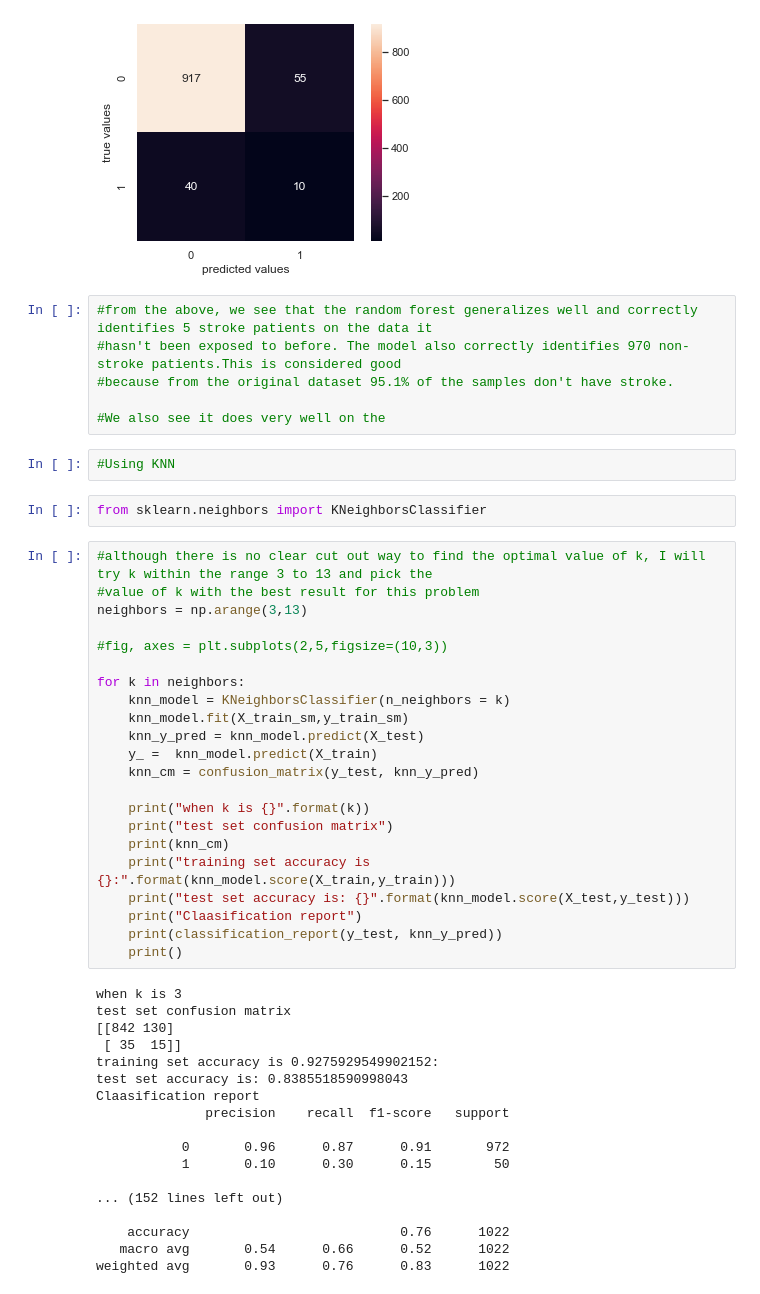
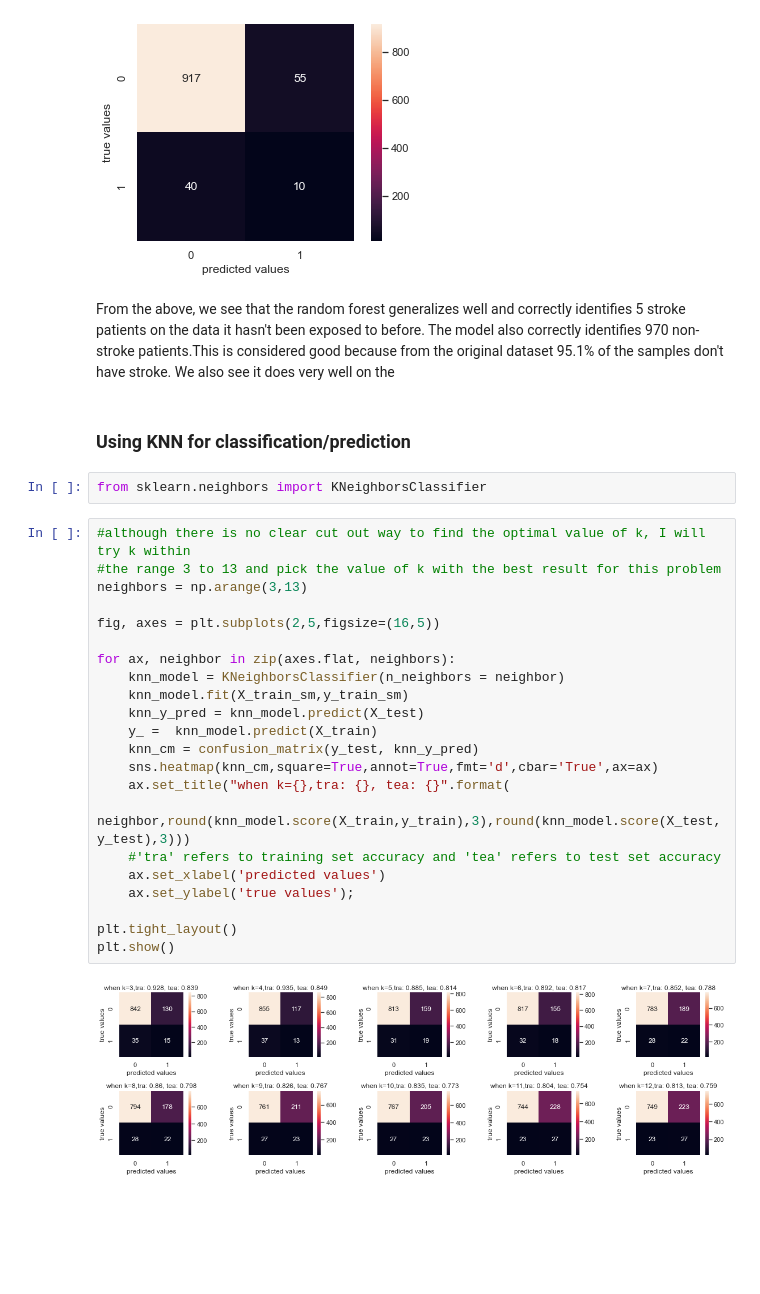
Before and after one commit to Emuolanari/ML_ICA, a Jupyter notebook: Machine Learning ICA .ipynb, the cells around one changed output. Saved outputs shown, nothing was run; the diff lists cells and outputs as text; blank space fills up the shorter version.

```diff
--- a/Machine Learning ICA .ipynb
+++ b/Machine Learning ICA .ipynb
@@ -412,53 +445,33 @@ plt.xlabel('predicted values')
 plt.ylabel('true values');
 # %% [output]
 [figure]
-# %%
-#from the above, we see that the random forest generalizes well and correctly identifies 5 stroke patients on the data it
-#hasn't been exposed to before. The model also correctly identifies 970 non-stroke patients.This is considered good
-#because from the original dataset 95.1% of the samples don't have stroke.
-
-#We also see it does very well on the
-# %%
-#Using KNN
+# %% [markdown]
+From the above, we see that the random forest generalizes well and correctly identifies 5 stroke patients on the data it hasn't been exposed to before. The model also correctly identifies 970 non-stroke patients.This is considered good because from the original dataset 95.1% of the samples don't have stroke. We also see it does very well on the
+# %% [markdown]
+### Using KNN for classification/prediction
 # %%
 from sklearn.neighbors import KNeighborsClassifier
 # %%
-#although there is no clear cut out way to find the optimal value of k, I will try k within the range 3 to 13 and pick the
-#value of k with the best result for this problem
+#although there is no clear cut out way to find the optimal value of k, I will try k within
+#the range 3 to 13 and pick the value of k with the best result for this problem
 neighbors = np.arange(3,13)
 
-#fig, axes = plt.subplots(2,5,figsize=(10,3))
+fig, axes = plt.subplots(2,5,figsize=(16,5))
 
-for k in neighbors:
-    knn_model = KNeighborsClassifier(n_neighbors = k)
+for ax, neighbor in zip(axes.flat, neighbors):
+    knn_model = KNeighborsClassifier(n_neighbors = neighbor)
     knn_model.fit(X_train_sm,y_train_sm)
     knn_y_pred = knn_model.predict(X_test)
     y_ =  knn_model.predict(X_train)
     knn_cm = confusion_matrix(y_test, knn_y_pred)
+    sns.heatmap(knn_cm,square=True,annot=True,fmt='d',cbar='True',ax=ax)
+    ax.set_title("when k={},tra: {}, tea: {}".format(
+        neighbor,round(knn_model.score(X_train,y_train),3),round(knn_model.score(X_test,y_test),3)))
+    #'tra' refers to training set accuracy and 'tea' refers to test set accuracy
+    ax.set_xlabel('predicted values')
+    ax.set_ylabel('true values');
 
-    print("when k is {}".format(k))
-    print("test set confusion matrix")
-    print(knn_cm)
-    print("training set accuracy is {}:".format(knn_model.score(X_train,y_train)))
-    print("test set accuracy is: {}".format(knn_model.score(X_test,y_test)))
-    print("Claasification report")
-    print(classification_report(y_test, knn_y_pred))
-    print()
+plt.tight_layout()
+plt.show()
 # %% [output]
-when k is 3
-test set confusion matrix
-[[842 130]
- [ 35  15]]
-training set accuracy is 0.9275929549902152:
-test set accuracy is: 0.8385518590998043
-Claasification report
-              precision    recall  f1-score   support
-
-           0       0.96      0.87      0.91       972
-           1       0.10      0.30      0.15        50
-
-... (152 lines left out)
-
-    accuracy                           0.76      1022
-   macro avg       0.54      0.66      0.52      1022
-weighted avg       0.93      0.76      0.83      1022
+[figure, added]
```
Also changed, not shown: parts of 51 cells of this notebook.
